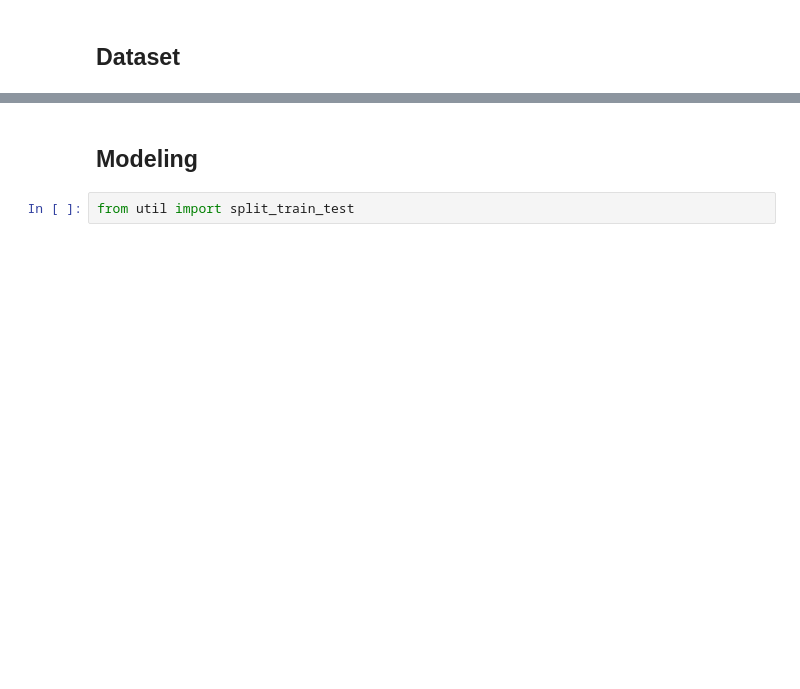
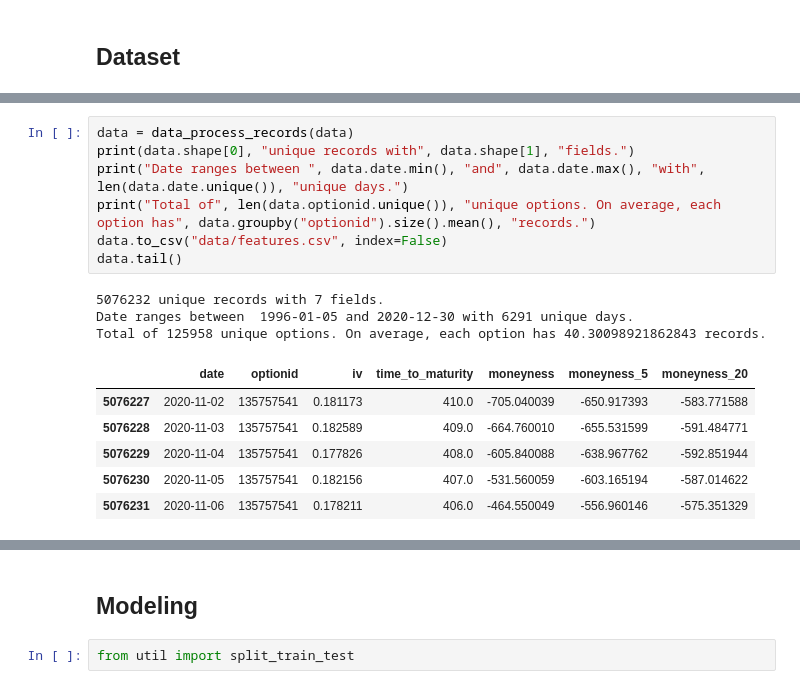
Before and after one commit to hefzhjohn/DL_project, a Jupyter notebook: Analysis.ipynb, the cells around one changed output, grey strips where cells are left out. Drawn from its saved outputs; the diff is of its cells as text; blank space fills up the shorter version.

```diff
--- a/Analysis.ipynb
+++ b/Analysis.ipynb
@@ -22,3 +27,20 @@ Total of 132409 unique options. On average, each option has 39.33751482150005 re
+# %%
+data = data_process_records(data)
+print(data.shape[0], "unique records with", data.shape[1], "fields.")
+print("Date ranges between ", data.date.min(), "and", data.date.max(), "with", len(data.date.unique()), "unique days.")
+print("Total of", len(data.optionid.unique()), "unique options. On average, each option has", data.groupby("optionid").size().mean(), "records.")
+data.to_csv("data/features.csv", index=False)
+data.tail()
+# %% [output]
+5076232 unique records with 7 fields.
+Date ranges between  1996-01-05 and 2020-12-30 with 6291 unique days.
+Total of 125958 unique options. On average, each option has 40.30098921862843 records.
+|  | date | optionid | iv | time_to_maturity | moneyness | moneyness_5 | moneyness_20 |
+| 5076227 | 2020-11-02 | 135757541 | 0.181173 | 410.0 | -705.040039 | -650.917393 | -583.771588 |
+| 5076228 | 2020-11-03 | 135757541 | 0.182589 | 409.0 | -664.760010 | -655.531599 | -591.484771 |
+| 5076229 | 2020-11-04 | 135757541 | 0.177826 | 408.0 | -605.840088 | -638.967762 | -592.851944 |
+| 5076230 | 2020-11-05 | 135757541 | 0.182156 | 407.0 | -531.560059 | -603.165194 | -587.014622 |
+| 5076231 | 2020-11-06 | 135757541 | 0.178211 | 406.0 | -464.550049 | -556.960146 | -575.351329 |
 # %%
 data['year'] = pd.DatetimeIndex(data["date"]).year
 data.groupby('year')['optionid'].nunique().plot(title="Number of unique options by year")
```
Also changed, not shown: parts of 14 cells of this notebook, 2 other files.
